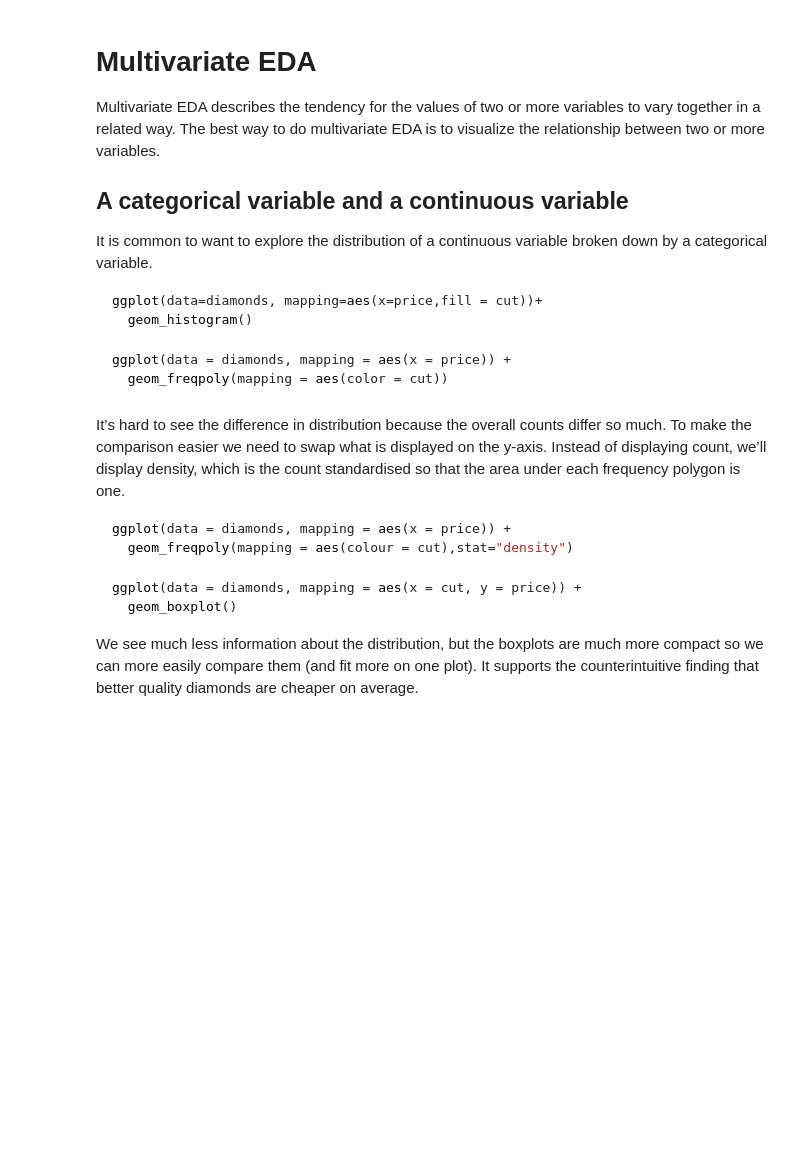
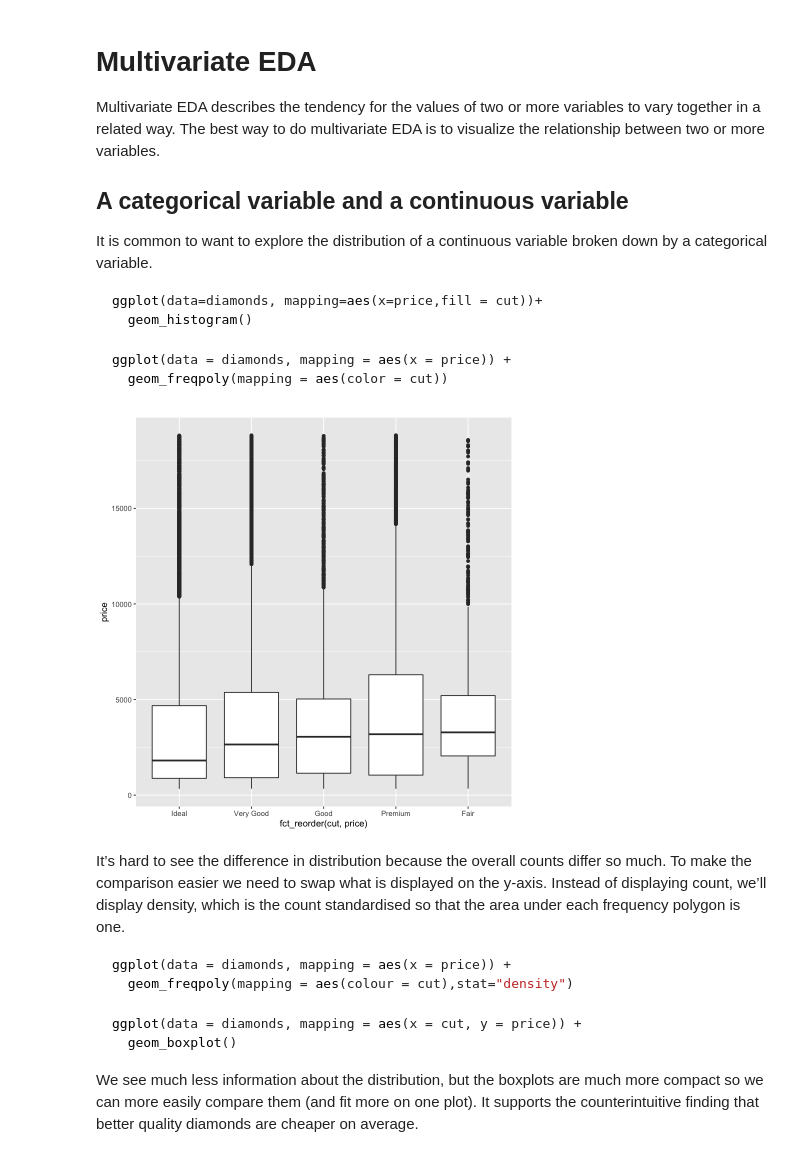
Before and after one commit to jzcpanda/390R-2021fall, a Jupyter notebook: Exploratory data analysis.ipynb, the cells around one changed output. Saved outputs shown, nothing was run; the diff lists cells and outputs as text; code cells hidden in the pictures; blank space fills up the shorter version.

````diff
--- a/Exploratory data analysis.ipynb
+++ b/Exploratory data analysis.ipynb
@@ -399,6 +416,11 @@ ggplot(data=diamonds, mapping=aes(x=price,fill = cut))+
 ggplot(data = diamonds, mapping = aes(x = price)) +
   geom_freqpoly(mapping = aes(color = cut))
 ```
+# %%
+ggplot(diamonds)+
+    geom_boxplot(aes(y=price,x = fct_reorder(cut,price)   ))
+# %% [output]
+[figure, added]
 # %% [markdown]
 It’s hard to see the difference in distribution because the overall counts differ so much.
 To make the comparison easier we need to swap what is displayed on the y-axis. Instead of displaying count, we’ll display density, which is the count standardised so that the area under each frequency polygon is one.
````
Also changed, not shown: parts of 16 cells of this notebook, 1 other file.
